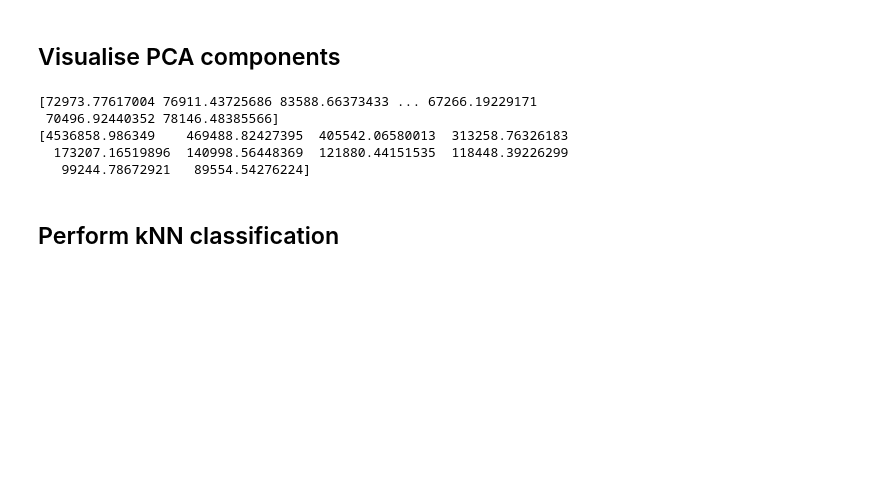
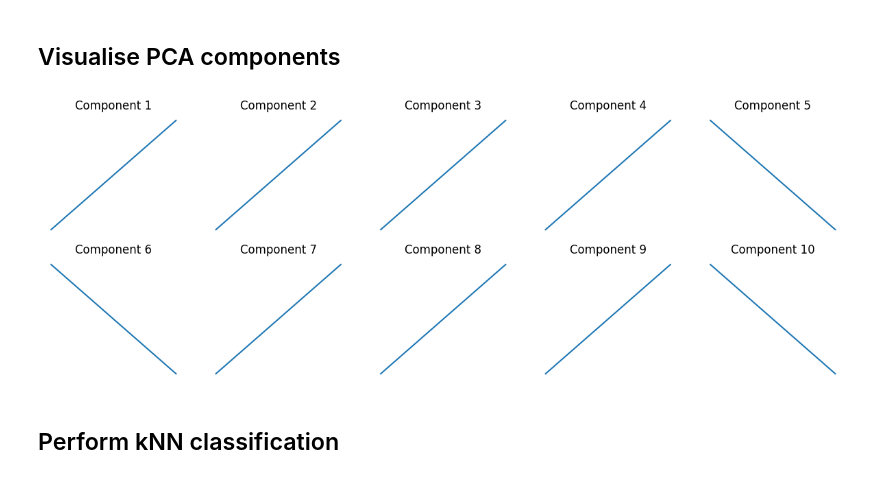
Before and after one commit to Abhay478/FOML, a Jupyter notebook: Assignment_2/code.ipynb, the cells around one changed output. Saved outputs shown, nothing was run; the diff lists cells and outputs as text; code cells hidden in the pictures; blank space fills up the shorter version.

```diff
--- a/Assignment_2/code.ipynb
+++ b/Assignment_2/code.ipynb
@@ -98,17 +98,21 @@ tr_pca_1.shape, te_pca_1.shape, tr_pca_2.shape, te_pca_2.shape
 ((25000, 26), (26032, 26), (25000, 10), (26032, 10))
 # %% [markdown]
 ## Visualise PCA components
+# %%
+# visualise top ten eigenvectors
+fig, ax = plt.subplots(2, 5, figsize=(15, 5))
+for i in range(2):
+    for j in range(5):
+        ax[i, j].plot(pca2.components_[i * 5 + j][:2])
+        ax[i, j].set_title(f'Component {i * 5 + j + 1}')
+        ax[i, j].axis('off')
+plt.show()
+# %% [output]
+[figure, added]
 # %%
-imgs = pca.inverse_transform(tr_pca_2)[:10].reshape(10, 32, 32, 3)
-px_labels = [str(i) for i in range(1, 11)]
+imgs = pca2.inverse_transform(tr_pca_2)[:10].reshape(10, 32, 32, 3)
 fig = px.imshow(imgs, facet_col=0, facet_col_wrap=5, labels={'facet_col': 'Principal Component'}, title='Principal Components')
 fig.show()
-# %% [output]
-[72973.77617004 76911.43725686 83588.66373433 ... 67266.19229171
- 70496.92440352 78146.48385566]
-[4536858.986349    469488.82427395  405542.06580013  313258.76326183
-  173207.16519896  140998.56448369  121880.44151535  118448.39226299
-   99244.78672921   89554.54276224]
 # %% [markdown]
 ## Perform kNN classification
 # %%
```
Also changed, not shown: parts of 7 cells of this notebook, 6 other files.
